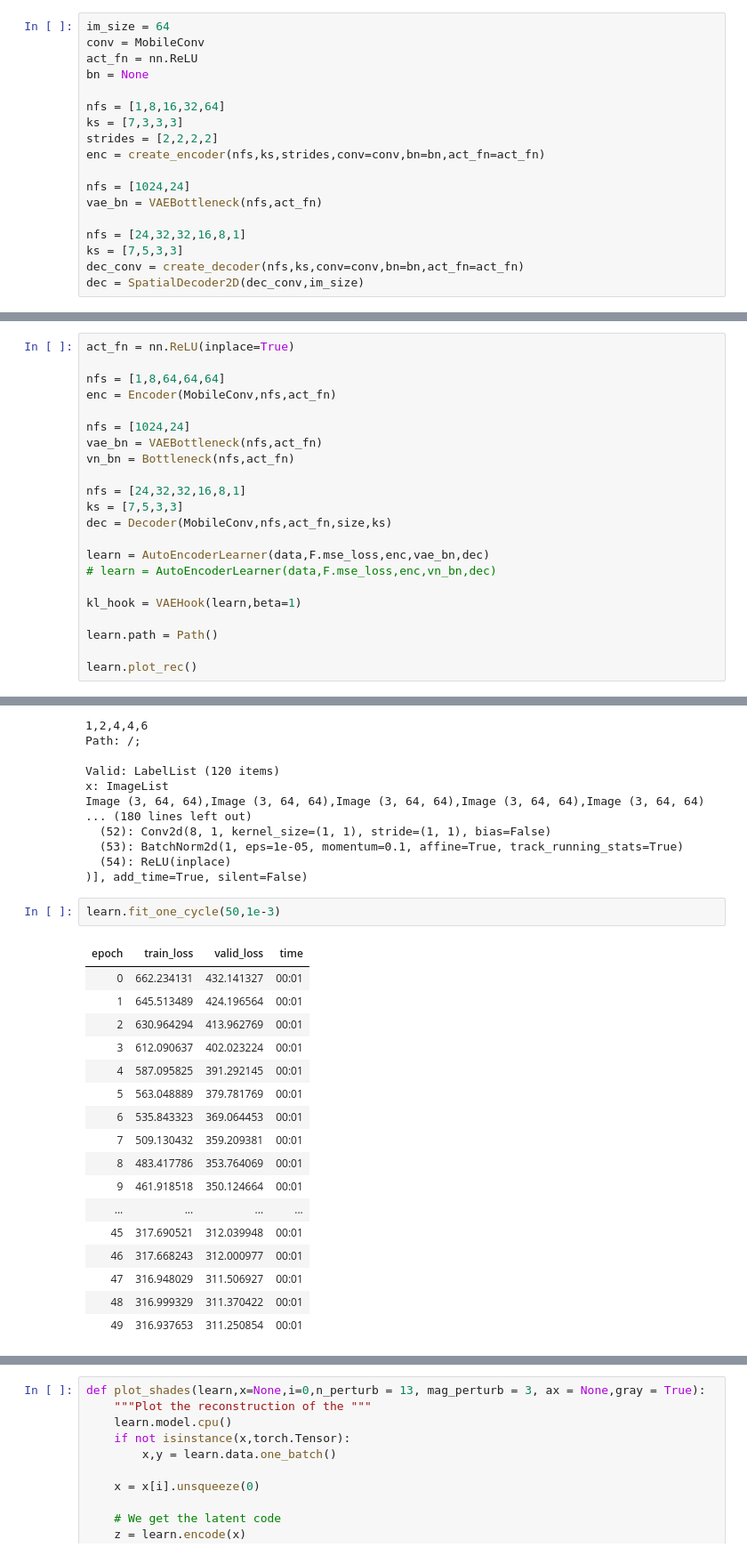
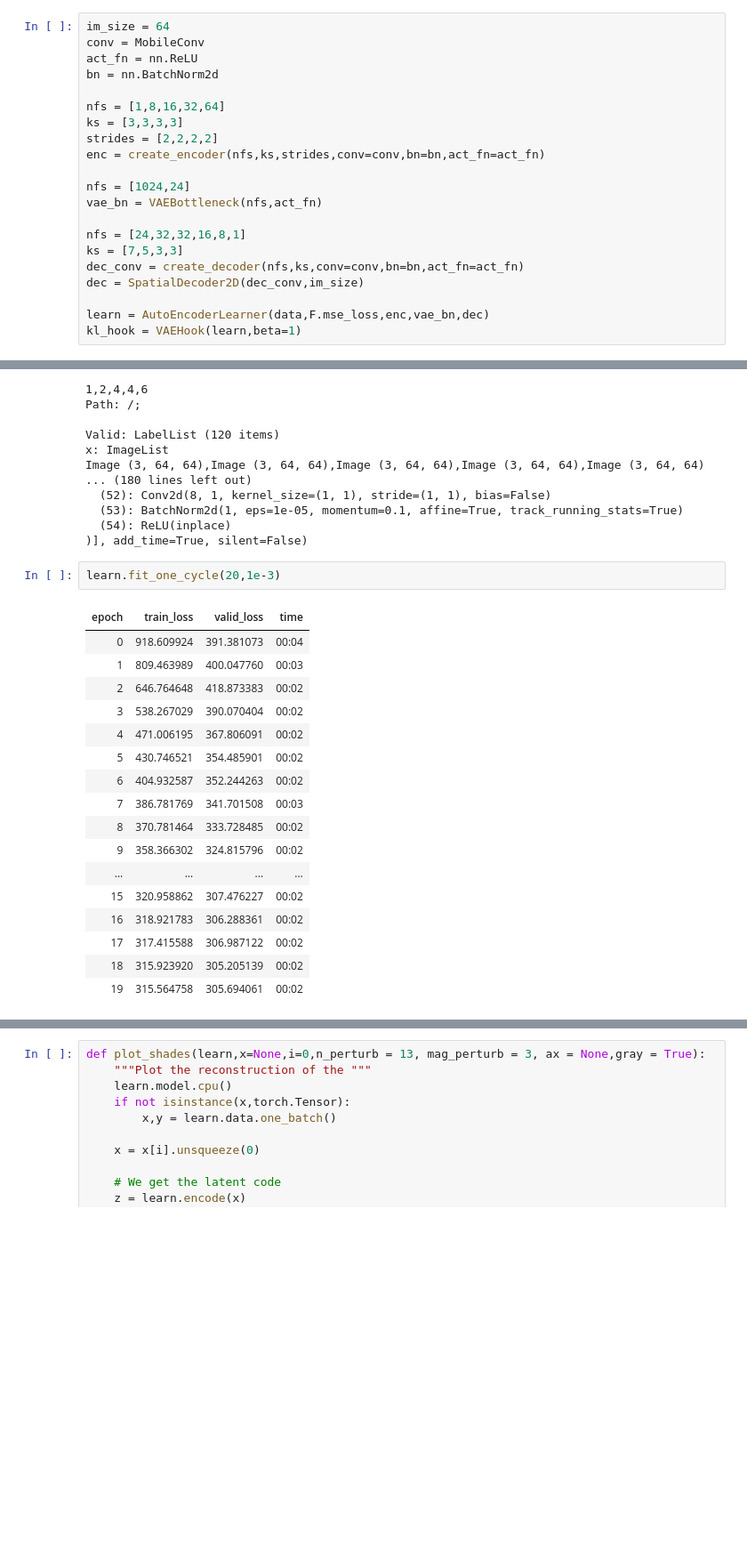
Before and after one commit to dhuynh95/fastai_autoencoder, a Jupyter notebook: MNIST.ipynb, the cells around one changed output, grey strips where cells are left out. Shown at 89% size. Saved outputs shown, nothing was run; the diff lists cells and outputs as text; blank space fills up the shorter version.

```diff
--- a/MNIST.ipynb
+++ b/MNIST.ipynb
@@ -33,10 +108,10 @@ def create_decoder(nfs,ks,conv = nn.Conv2d,bn = nn.BatchNorm2d,act_fn = nn.ReLU)
 im_size = 64
 conv = MobileConv
 act_fn = nn.ReLU
-bn = None
+bn = nn.BatchNorm2d
 
 nfs = [1,8,16,32,64]
-ks = [7,3,3,3]
+ks = [3,3,3,3]
 strides = [2,2,2,2]
 enc = create_encoder(nfs,ks,strides,conv=conv,bn=bn,act_fn=act_fn)
 
@@ -47,3 +122,6 @@ nfs = [24,32,32,16,8,1]
 ks = [7,5,3,3]
 dec_conv = create_decoder(nfs,ks,conv=conv,bn=bn,act_fn=act_fn)
 dec = SpatialDecoder2D(dec_conv,im_size)
+
+learn = AutoEncoderLearner(data,F.mse_loss,enc,vae_bn,dec)
+kl_hook = VAEHook(learn,beta=1)
@@ -146,22 +127,0 @@ TypeError: __init__() missing 1 required positional argument: 'ks'
-# %%
-act_fn = nn.ReLU(inplace=True)
-
-nfs = [1,8,64,64,64]
-enc = Encoder(MobileConv,nfs,act_fn)
-
-nfs = [1024,24]
-vae_bn = VAEBottleneck(nfs,act_fn)
-vn_bn = Bottleneck(nfs,act_fn)
-
-nfs = [24,32,32,16,8,1]
-ks = [7,5,3,3]
-dec = Decoder(MobileConv,nfs,act_fn,size,ks)
-
-learn = AutoEncoderLearner(data,F.mse_loss,enc,vae_bn,dec)
-# learn = AutoEncoderLearner(data,F.mse_loss,enc,vn_bn,dec)
-
-kl_hook = VAEHook(learn,beta=1)
-
-learn.path = Path()
-
-learn.plot_rec()
@@ -189,23 +161,23 @@ Image (3, 64, 64),Image (3, 64, 64),Image (3, 64, 64),Image (3, 64, 64),Image (3
   (54): ReLU(inplace)
 )], add_time=True, silent=False)
 # %%
-learn.fit_one_cycle(50,1e-3)
+learn.fit_one_cycle(20,1e-3)
 # %% [output]
 | epoch | train_loss | valid_loss | time |
-| 0 | 662.234131 | 432.141327 | 00:01 |
-| 1 | 645.513489 | 424.196564 | 00:01 |
-| 2 | 630.964294 | 413.962769 | 00:01 |
-| 3 | 612.090637 | 402.023224 | 00:01 |
-| 4 | 587.095825 | 391.292145 | 00:01 |
-| 5 | 563.048889 | 379.781769 | 00:01 |
-| 6 | 535.843323 | 369.064453 | 00:01 |
-| 7 | 509.130432 | 359.209381 | 00:01 |
-| 8 | 483.417786 | 353.764069 | 00:01 |
-| 9 | 461.918518 | 350.124664 | 00:01 |
+| 0 | 918.609924 | 391.381073 | 00:04 |
+| 1 | 809.463989 | 400.047760 | 00:03 |
+| 2 | 646.764648 | 418.873383 | 00:02 |
+| 3 | 538.267029 | 390.070404 | 00:02 |
+| 4 | 471.006195 | 367.806091 | 00:02 |
+| 5 | 430.746521 | 354.485901 | 00:02 |
+| 6 | 404.932587 | 352.244263 | 00:02 |
+| 7 | 386.781769 | 341.701508 | 00:03 |
+| 8 | 370.781464 | 333.728485 | 00:02 |
+| 9 | 358.366302 | 324.815796 | 00:02 |
 | ... | ... | ... | ... |
-| 45 | 317.690521 | 312.039948 | 00:01 |
-| 46 | 317.668243 | 312.000977 | 00:01 |
-| 47 | 316.948029 | 311.506927 | 00:01 |
-| 48 | 316.999329 | 311.370422 | 00:01 |
-| 49 | 316.937653 | 311.250854 | 00:01 |
+| 15 | 320.958862 | 307.476227 | 00:02 |
+| 16 | 318.921783 | 306.288361 | 00:02 |
+| 17 | 317.415588 | 306.987122 | 00:02 |
+| 18 | 315.923920 | 305.205139 | 00:02 |
+| 19 | 315.564758 | 305.694061 | 00:02 |
 # %%
```
Also changed, not shown: parts of 59 cells of this notebook, 1 other file.
